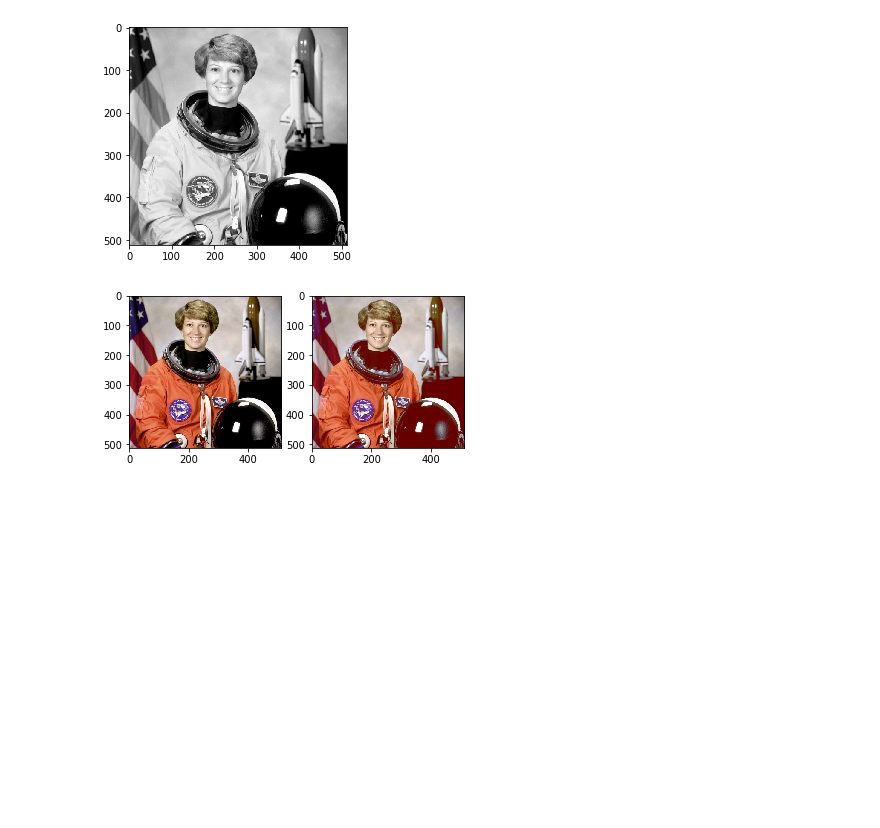
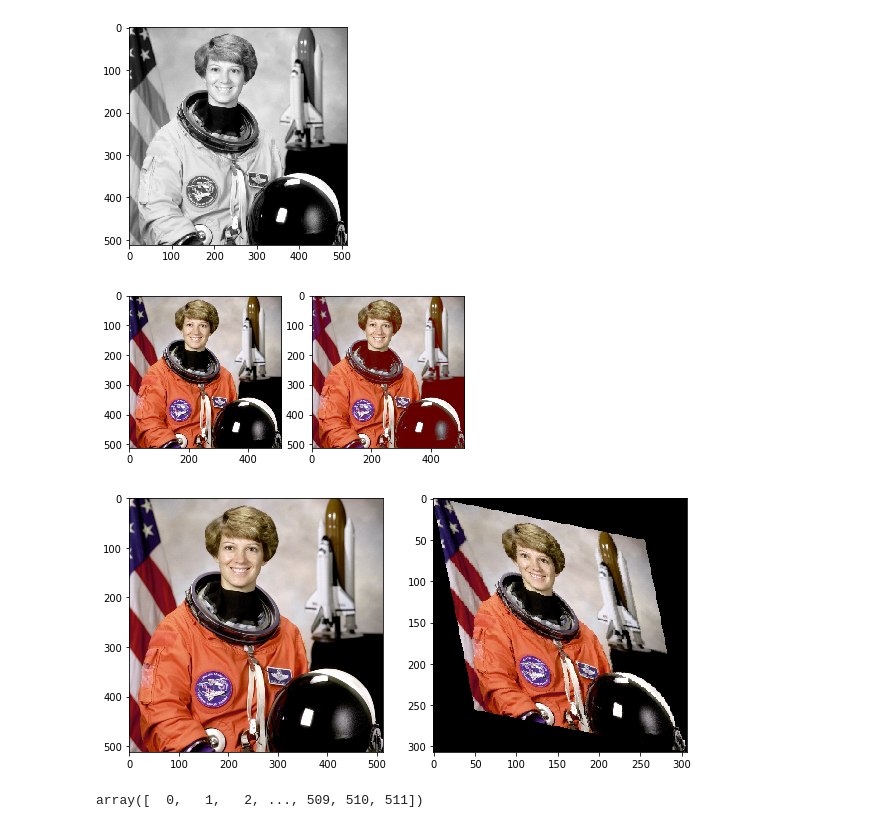
Before and after one commit to brian-pan/data-analysis-learn-python-machine-learning-codes, a Jupyter notebook: codes-for-machine-learning.ipynb, the cells around one changed output. Drawn from its saved outputs; the diff is of its cells as text; code cells hidden in the pictures; blank space fills up the shorter version.

```diff
--- a/codes-for-machine-learning.ipynb
+++ b/codes-for-machine-learning.ipynb
@@ -536,4 +536,36 @@ plt.show()
 [figure]
 # %%
 # 换角度 transform
-transform = np.array(([.5,.4], [1.2,2.3]))
+transform = np.array(([0.5,0.1], [.1,.5]))
+# %%
+row_one = []
+for i in range(image.shape[0]):
+    row_one = row_one + [i] * image.shape[1]
+
+row_two = list(range(image.shape[1])) * image.shape[0]
+row_one = np.array(row_one)
+row_two = np.array(row_two)
+
+original = np.vstack([row_one, row_two])
+transformed = np.dot(transform, original).astype(int)
+transformed[0, :] = transformed[0, :] - transformed[0, :].min()
+transformed[1, :] = transformed[1, :] - transformed[1, :].min()
+
+new_image = np.zeros(list(transformed.max(axis=1) + 1) + [3])
+# %%
+for i in range(np.prod(image.shape[0:2])):
+    new_image[transformed[0, i], transformed[1, i], :] = image[original[0, i], original[1, i], :]
+# %%
+plt.figure(figsize=(10, 20))
+plt.subplot(1, 2, 1)
+image = data.astronaut()
+plt.imshow(image, cmap='gray')
+plt.subplot(1, 2, 2)
+plt.imshow(new_image.astype(int), cmap='gray')
+plt.show()
+# %% [output]
+[figure, added]
+# %%
+row_two
+# %% [output]
+array([  0,   1,   2, ..., 509, 510, 511])
```
